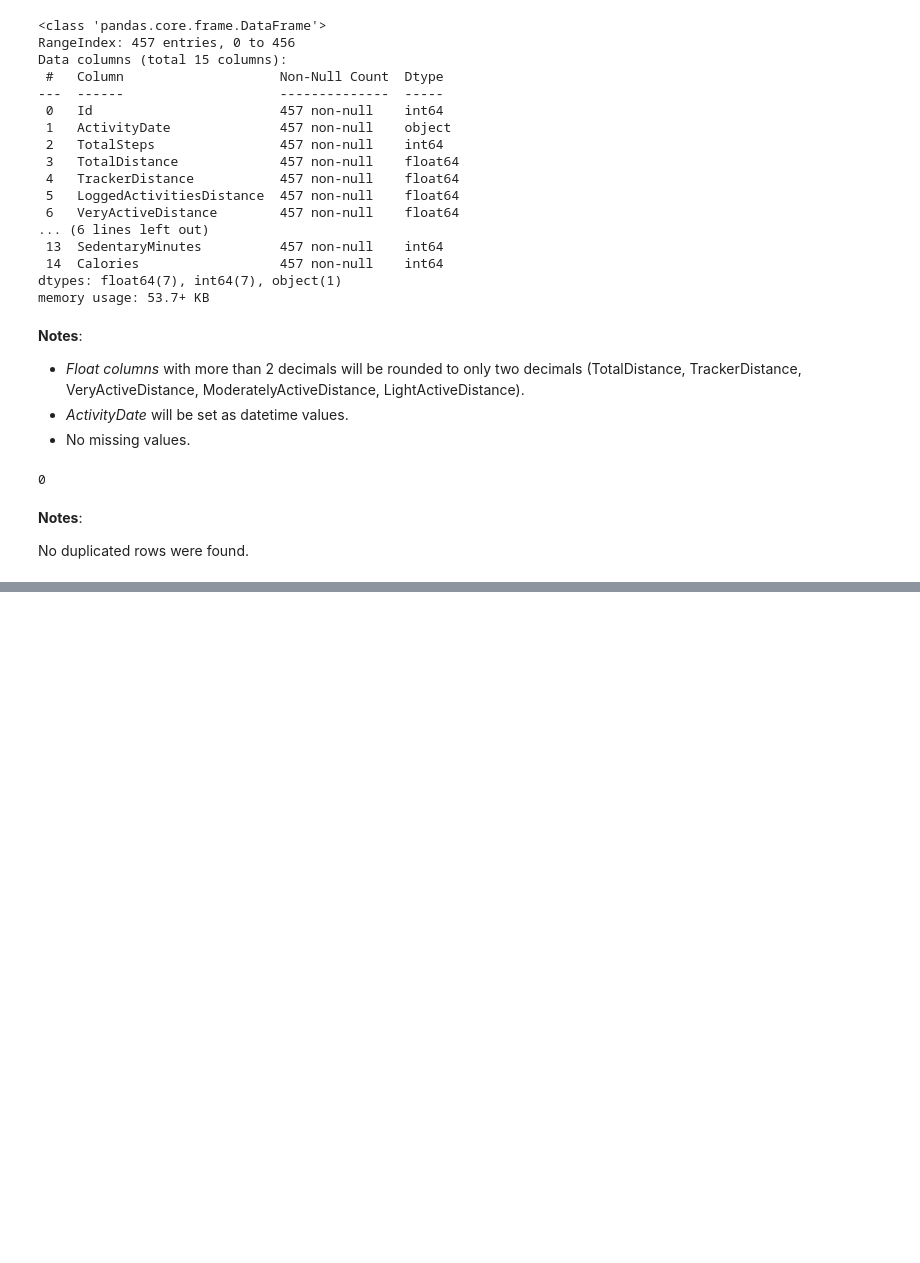
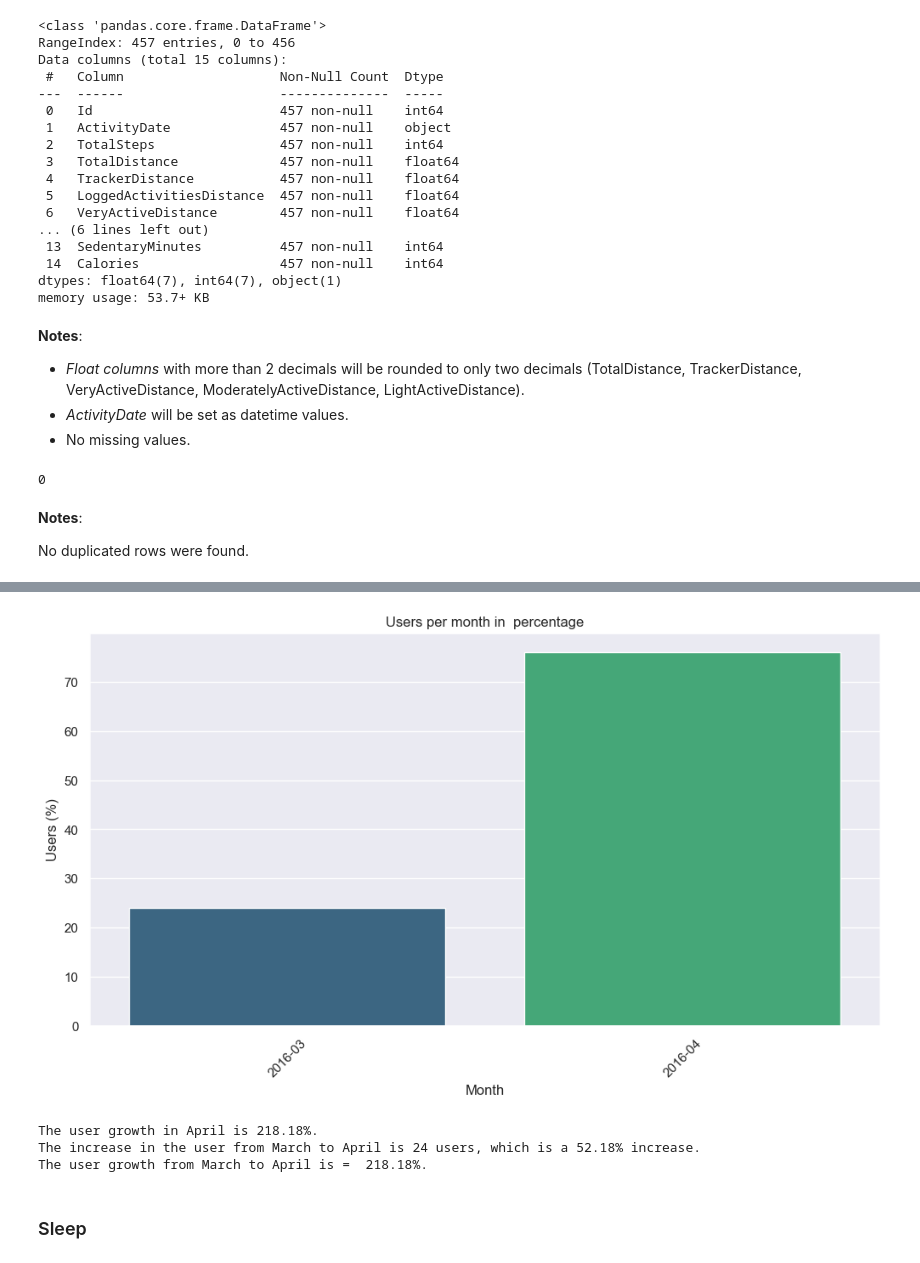
Before and after one commit to Alop89/fit_app_data_analysis, a Jupyter notebook: notebook_/fit_app_project.ipynb, the cells around one changed output, grey strips where cells are left out. Drawn from its saved outputs; the diff is of its cells as text; code cells hidden in the pictures; blank space fills up the shorter version.

```diff
--- a/notebook_/fit_app_project.ipynb
+++ b/notebook_/fit_app_project.ipynb
@@ -130,0 +236,16 @@ No duplicated rows were found.
+# %%
+# Users per month in percentage
+users_per_month['Percentage'] = round((users_per_month['Users'] / users_per_month['Users'].sum()) * 100,2)
+
+
+# Plot users per month in percentage
+plt.figure(figsize=(12, 6))
+sns.set_theme(style="darkgrid")
+sns.barplot(x='ActivityDate', y='Percentage', data=users_per_month, palette='viridis', hue='ActivityDate')
+plt.title('Users per month in  percentage')
+plt.xlabel('Month')
+plt.ylabel('Users (%)')
+plt.xticks(rotation=45)
+plt.show()
+# %% [output]
+[figure, added]
@@ -130,0 +255,15 @@ No duplicated rows were found.
+# %%
+# Answers automation for reporting.
+growth_ = users_per_month['Growth_%'].to_list()[-1]
+increase_users = users_per_month['Users'].to_list()[-1] - users_per_month['Users'].to_list()[0]
+increase_users_perc =  round(users_per_month['Percentage'].to_list()[-1] - users_per_month['Percentage'].to_list()[0], 2)
+
+print(f"The user growth in April is {growth_}%.")
+print(f"The increase in the user from March to April is {increase_users} users, which is a {increase_users_perc}% increase.")
+print(f"The user growth from March to April is =  {growth_}%.")
+# %% [output]
+The user growth in April is 218.18%.
+The increase in the user from March to April is 24 users, which is a 52.18% increase.
+The user growth from March to April is =  218.18%.
+# %% [markdown]
+### Sleep
```
Also changed, not shown: parts of 20 cells of this notebook.
